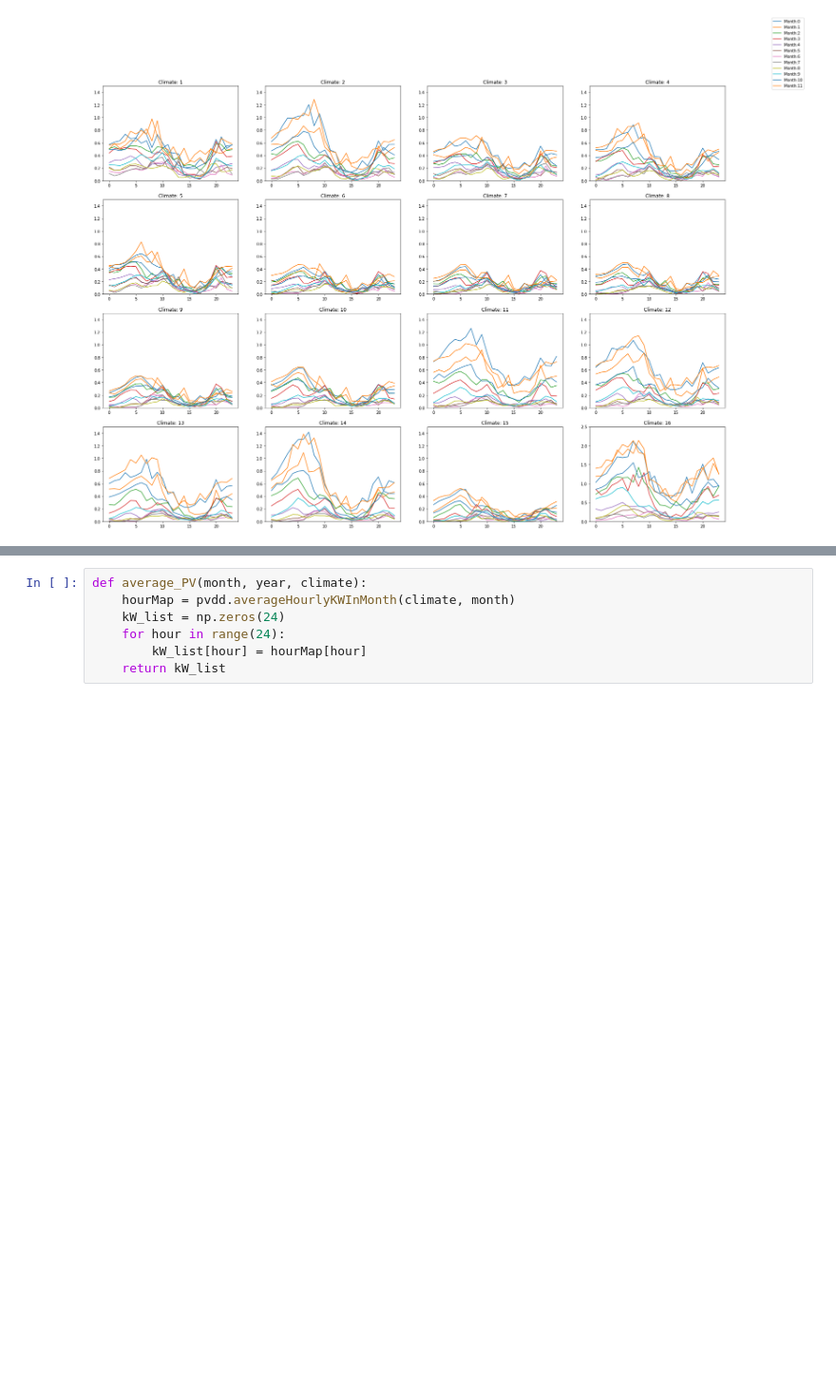
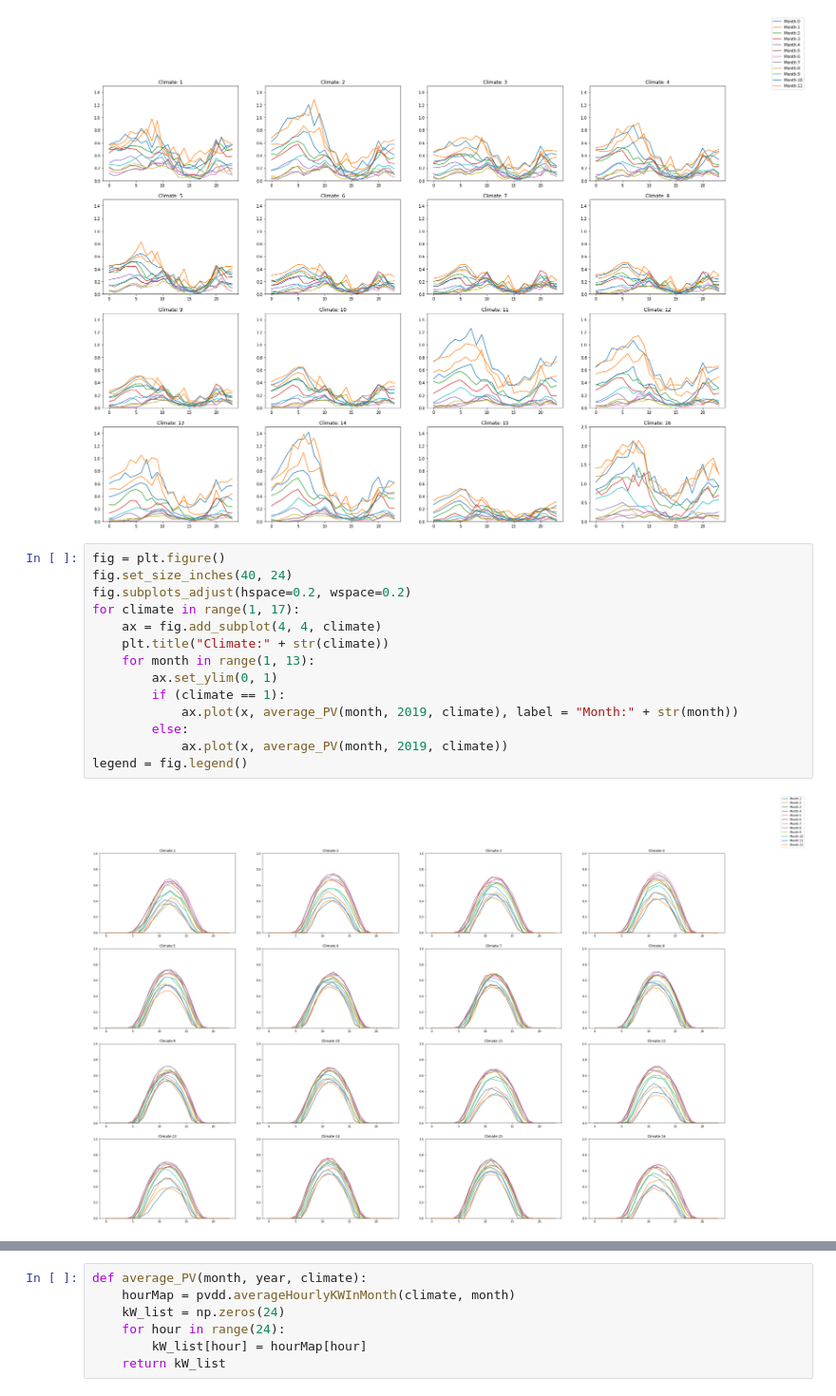
Before and after one commit to BuildingDecarb/URAP_2020, a Jupyter notebook: LoadBalanceGraphing.ipynb, the cells around one changed output, grey strips where cells are left out. Shown at 95% size. Cells and saved outputs as stored; diff of their text form; blank space fills up the shorter version.

```diff
--- a/LoadBalanceGraphing.ipynb
+++ b/LoadBalanceGraphing.ipynb
@@ -399,3 +412,19 @@ for i in range(16):
 legend = fig.legend()
 # %% [output]
 [figure]
+# %%
+fig = plt.figure()
+fig.set_size_inches(40, 24)
+fig.subplots_adjust(hspace=0.2, wspace=0.2)
+for climate in range(1, 17):
+    ax = fig.add_subplot(4, 4, climate)
+    plt.title("Climate:" + str(climate))
+    for month in range(1, 13):
+        ax.set_ylim(0, 1)
+        if (climate == 1):
+            ax.plot(x, average_PV(month, 2019, climate), label = "Month:" + str(month))
+        else:
+            ax.plot(x, average_PV(month, 2019, climate))
+legend = fig.legend()
+# %% [output]
+[figure, added]
```
Also changed, not shown: parts of 11 cells of this notebook.
